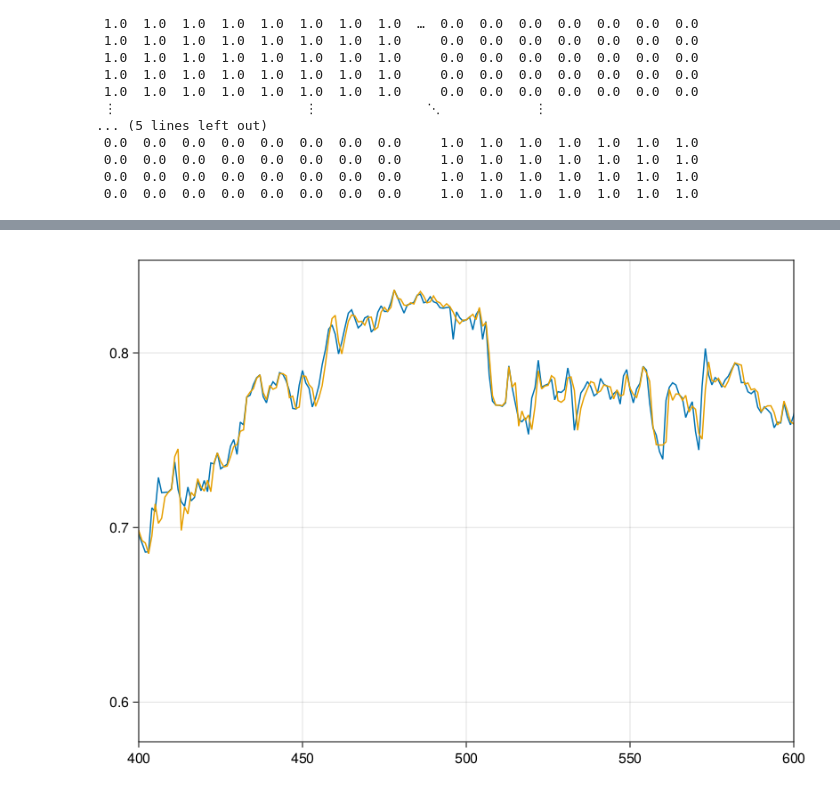
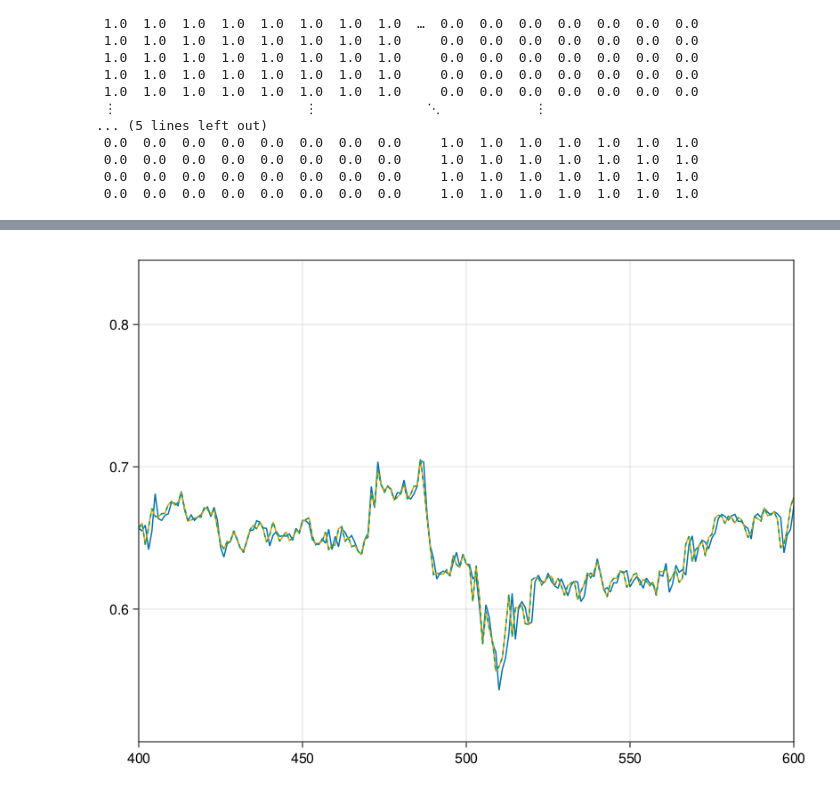
Before and after one commit to JanJereczek/StatisticalEWS, a Jupyter notebook: scripts/demo_palma.ipynb, the cells around one changed output, grey strips where cells are left out. Drawn from its saved outputs; the diff is of its cells as text; code cells hidden in the pictures.

```diff
--- a/scripts/demo_palma.ipynb
+++ b/scripts/demo_palma.ipynb
@@ -181,0 +185,2 @@ Ouch. 10 000 surrogates is quite substantial and implies large dimension of the
+# %%
+STIsp = ar1_whitenoise( Scpu.S, pwin )[:, pwin.Nindctr+1:end-pwin.Nindctr+1]
@@ -301,13 +324,14 @@ STIgpucpu = Array(STIgpu)[:, pwin.Nindctr+1:end-pwin.Nindctr+1]
 # %%
-i = 100
+i = 2000
 fig_test = Figure()
 ax_test = Axis(fig_test[1,1])
-lines!(ax_test, STIgpucpu[i, :])
 lines!(ax_test, STI[i, :])
+lines!(ax_test, STIsp[i, :])
+lines!(ax_test, STIgpucpu[i, :], linestyle = :dash)
 xlims!(ax_test, (400, 600))
 fig_test
 # %% [output]
-[figure, old version]
+[figure, new version]
 # %%
 sum( abs.(STIgpucpu - STI) .> 1f-1 ) # / length(STI)
 # %% [output]
```
Also changed, not shown: parts of 21 cells of this notebook, 1 other file.
